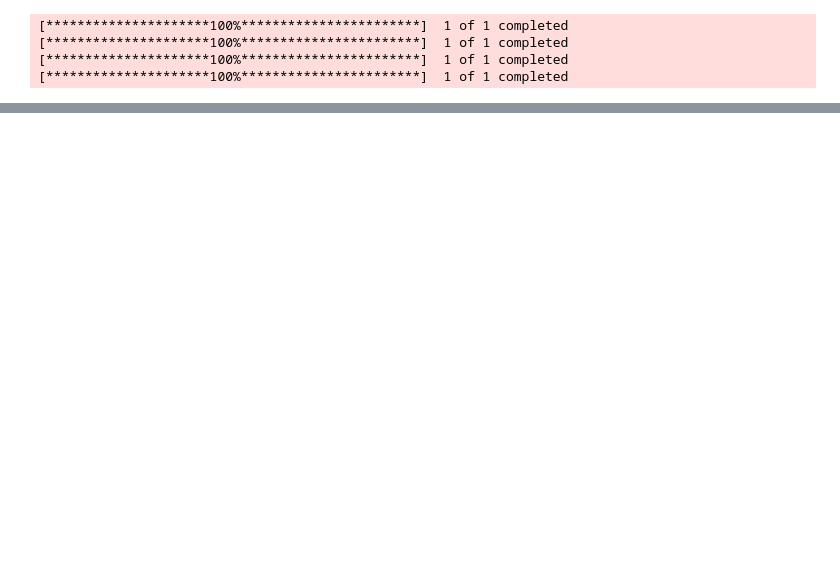
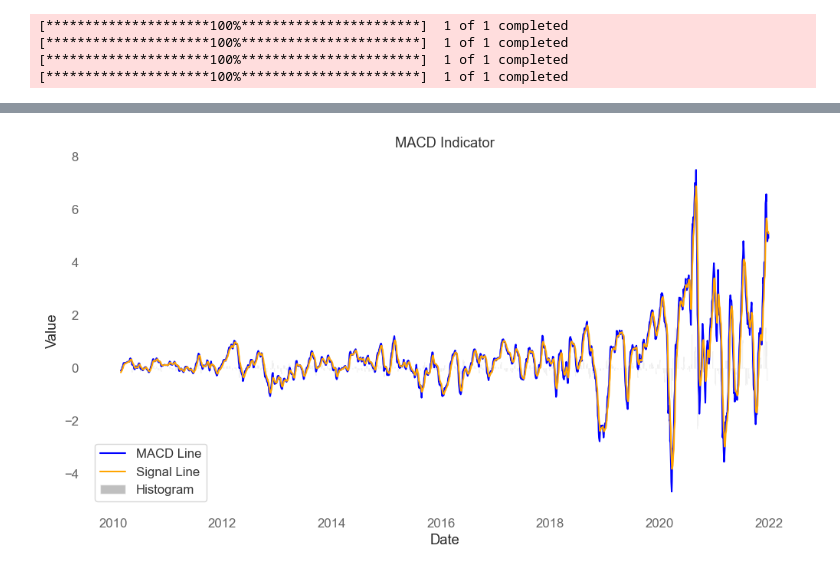
Before and after one commit to TeslimAdeyanju/6-Portfolio-Exploring-Financial-Market-Trends-Analysis, a Jupyter notebook: Exploring-Financia-Market-Analysis.ipynb, the cells around one changed output, grey strips where cells are left out. Cells and saved outputs as stored; diff of their text form; code cells hidden in the pictures; blank space fills up the shorter version.

```diff
--- a/Exploring-Financia-Market-Analysis.ipynb
+++ b/Exploring-Financia-Market-Analysis.ipynb
@@ -605,0 +537,25 @@ memory usage: 276.9 KB
+# %%
+import matplotlib.pyplot as plt
+
+# Plot MACD line
+plt.figure(figsize=(12, 6))
+plt.plot(aapl_price.index, aapl_price['MACD'], label='MACD Line', color='blue', linewidth=1.5)
+
+# Plot Signal Line
+plt.plot(aapl_price.index, aapl_price['MACD_signal'], label='Signal Line', color='orange', linewidth=1.5)
+
+# Optional: Plot Histogram as bars
+histogram = aapl_price['MACD'] - aapl_price['MACD_signal']
+plt.bar(aapl_price.index, histogram, label='Histogram', color='gray', alpha=0.5)
+
+# Add labels and legend
+plt.title('MACD Indicator')
+plt.xlabel('Date')
+plt.ylabel('Value')
+plt.legend()
+plt.grid()
+
+# Show the plot
+plt.show()
+# %% [output]
+[figure, added]
```
Also changed, not shown: parts of 47 cells of this notebook.
